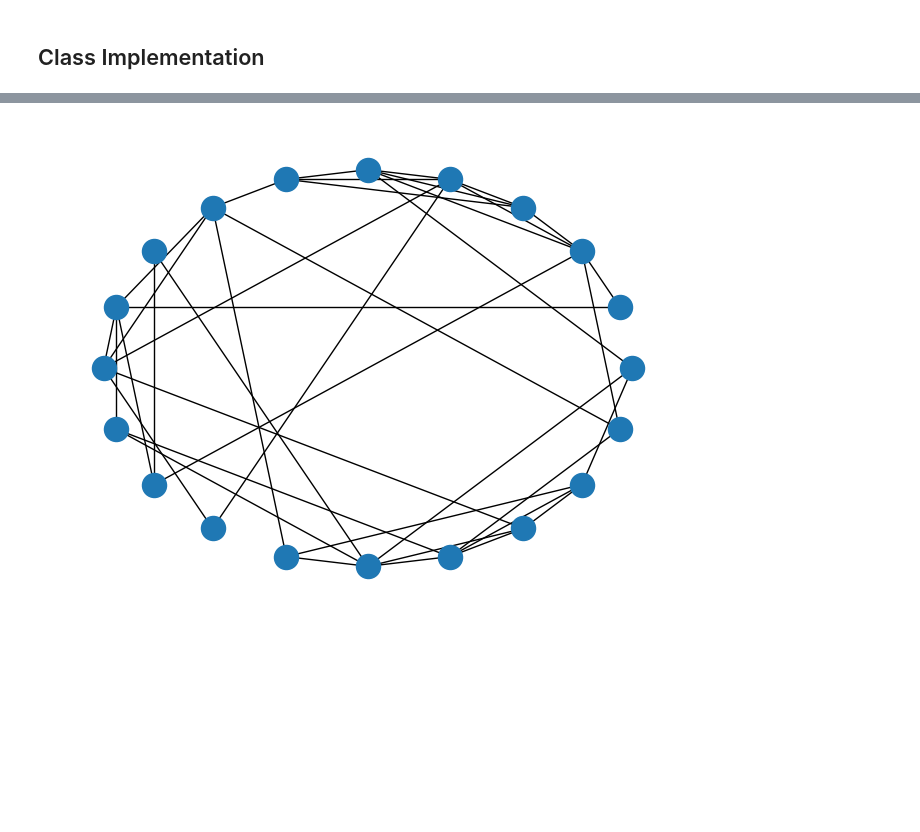
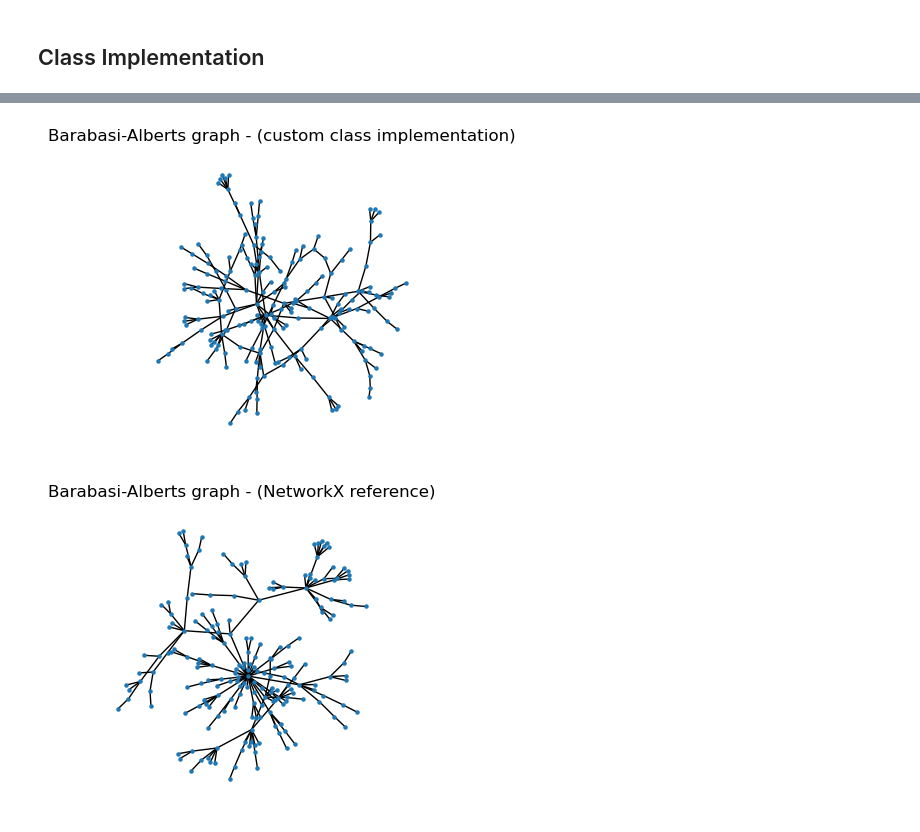
Before and after one commit to kaledgar/CplxNtwrk2023, a Jupyter notebook: CplxNtwrks3/list3_notebook.ipynb, the cells around one changed output, grey strips where cells are left out. Saved outputs shown, nothing was run; the diff lists cells and outputs as text; code cells hidden in the pictures; blank space fills up the shorter version.

```diff
--- a/CplxNtwrks3/list3_notebook.ipynb
+++ b/CplxNtwrks3/list3_notebook.ipynb
@@ -236,5 +291,22 @@ nx.draw(y, pos=nx.shell_layout(y))
-# %%
-reference = nx.watts_strogatz_graph(20, 4, 0.4)
-nx.draw(reference, pos=nx.shell_layout(reference))
-# %% [output]
-[figure, removed]
+# %%
+n = 200
+m = 1
+
+ba = Graph()
+ba.barabasiAlbert(n, m)
+ba_converted = ba.toNetworkx()
+
+plt.figure(figsize=(3, 3))
+nx.draw(ba_converted, node_size = 5)
+plt.title('Barabasi-Alberts graph - (custom class implementation)')
+plt.show()
+
+ba_nx = nx.barabasi_albert_graph(n, m)
+
+plt.figure(figsize=(3, 3))
+nx.draw(ba_nx, node_size = 5)
+plt.title('Barabasi-Alberts graph - (NetworkX reference)')
+plt.show()
+# %% [output]
+[figure, added]
+[figure, added]
```
Also changed, not shown: parts of 16 cells of this notebook, 4 other files.
